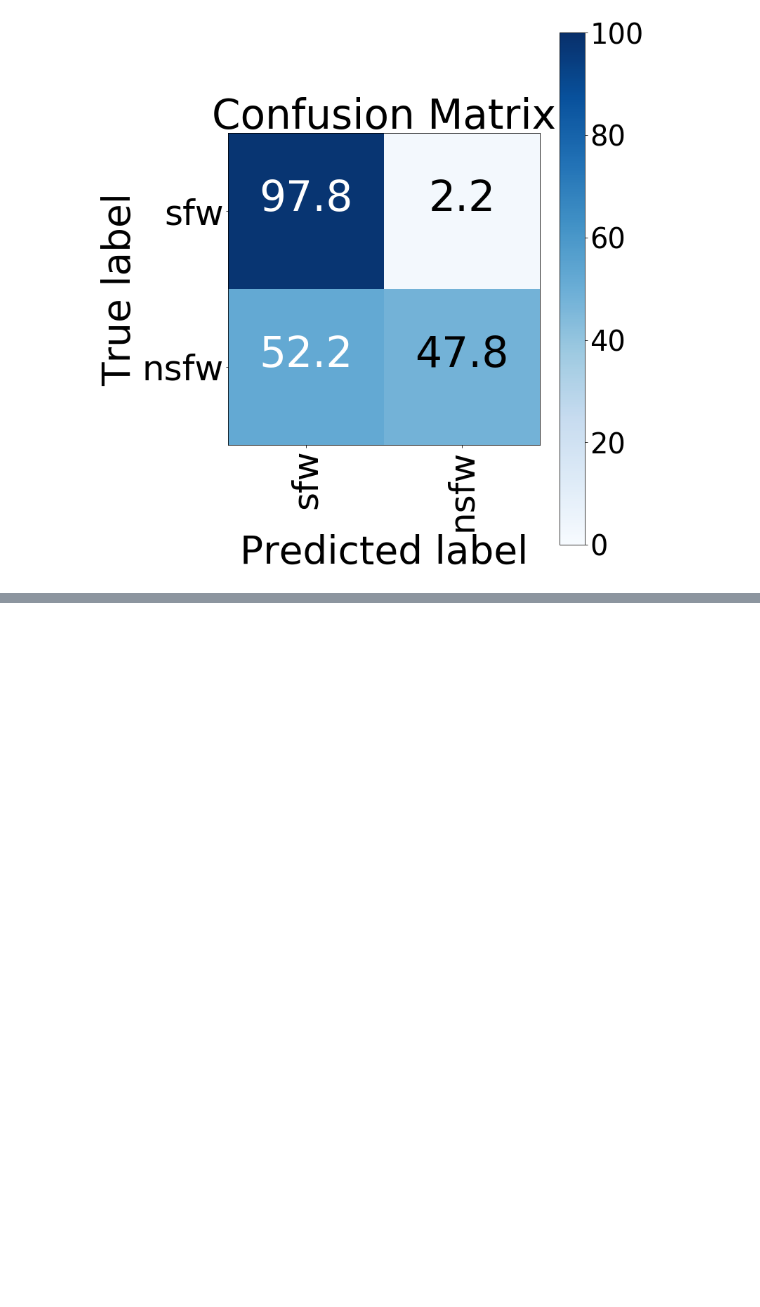
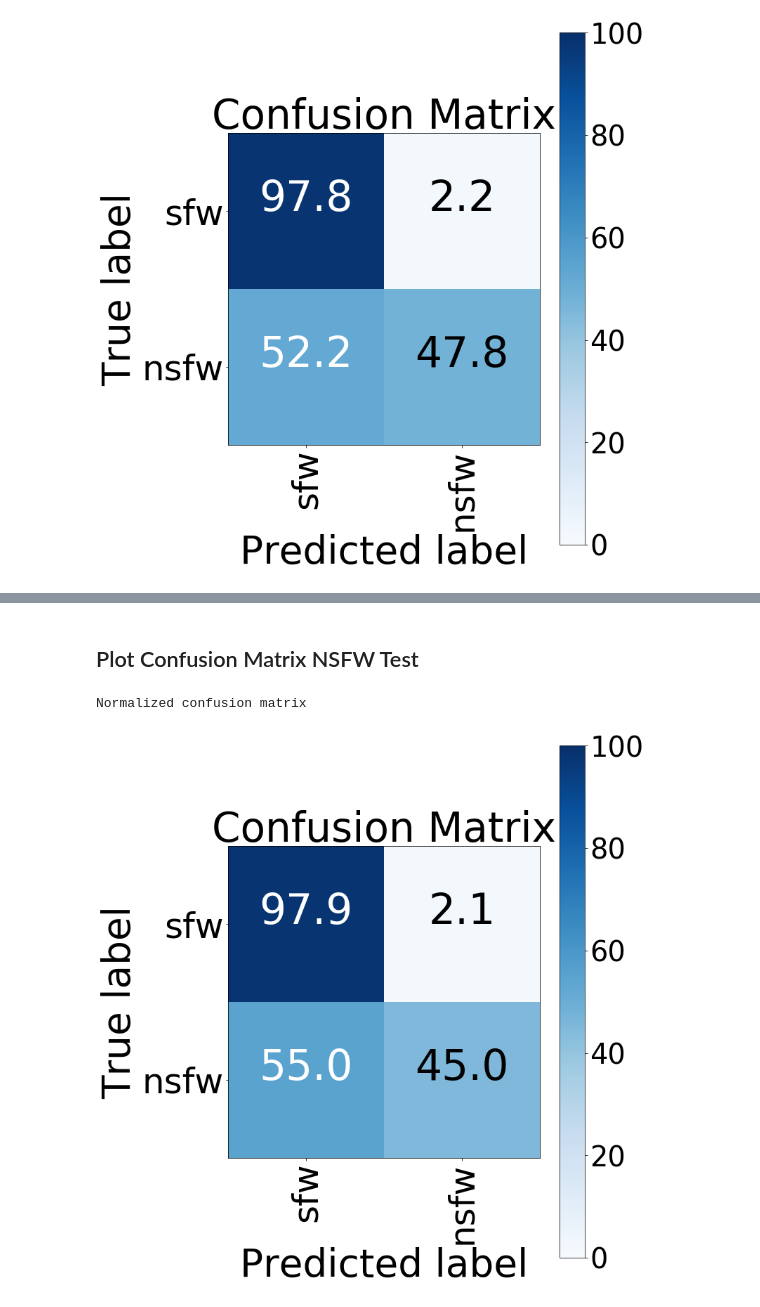
Before and after one commit to mohitrgiit/CS-231N-Final-Project, a Jupyter notebook: src/models/AlexNet_multitask_classification.ipynb, the cells around one changed output, grey strips where cells are left out. Saved outputs shown, nothing was run; the diff lists cells and outputs as text; code cells hidden in the pictures; blank space fills up the shorter version.

```diff
--- a/src/models/AlexNet_multitask_classification.ipynb
+++ b/src/models/AlexNet_multitask_classification.ipynb
@@ -303,0 +335,13 @@ data_stats.nsfw_stats(dataSet = 'val')
+# %% [markdown]
+## Plot Confusion Matrix NSFW Test
+# %%
+classes = ['sfw', 'nsfw']
+
+conf = confusion_matrix(data.y_test_2, y_test_pred_nsfw)
+plot_confusion_matrix(conf, classes=classes, normalize = True, figure_size = 11, tick_font = 50, box_font = 60, \
+    axis_font = 55, title_font = 58, colorbar_font = 40,\
+    left_space = 0.25, right_space = 0.95, top_space = 0.97, bottom_space = 0.05, \
+    save_address = '../../AlexNet_plots//', save_name = 'multitask_confusion_nsfw_test')
+# %% [output]
+Normalized confusion matrix
+[figure, added]
```
Also changed, not shown: parts of 6 cells of this notebook.
